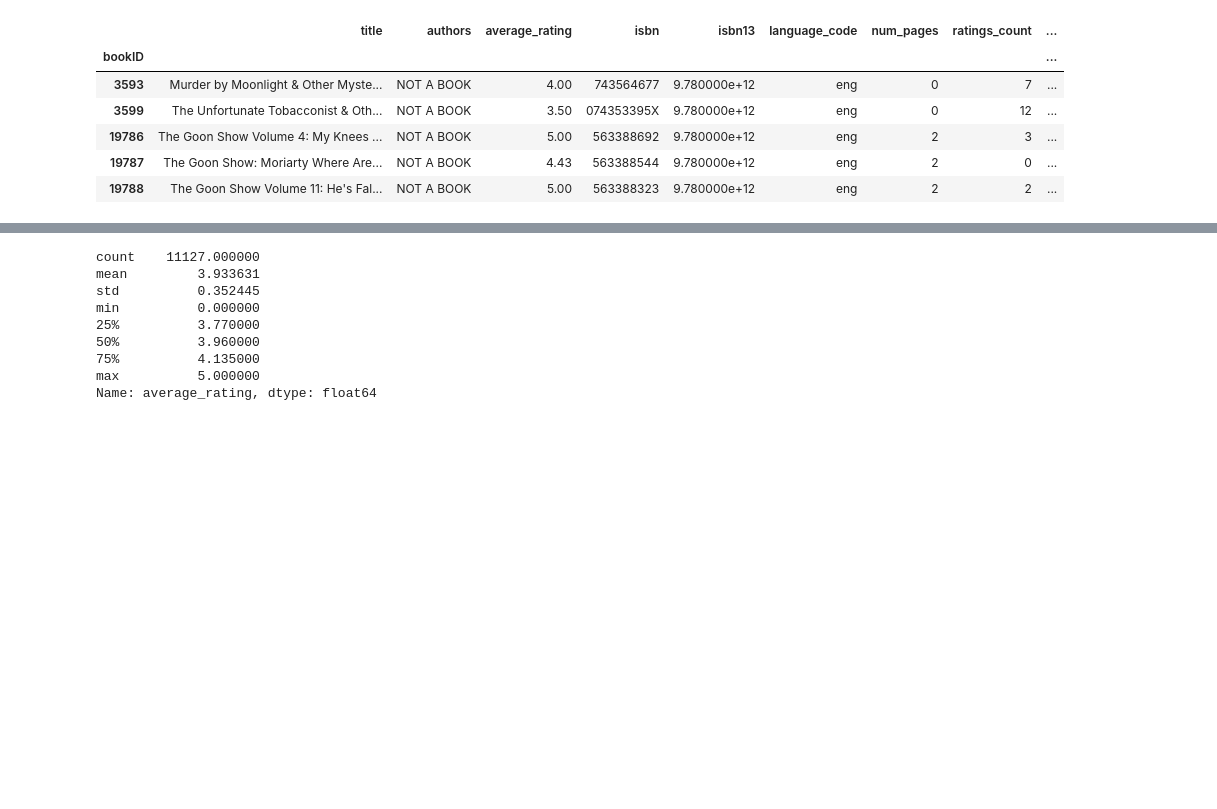
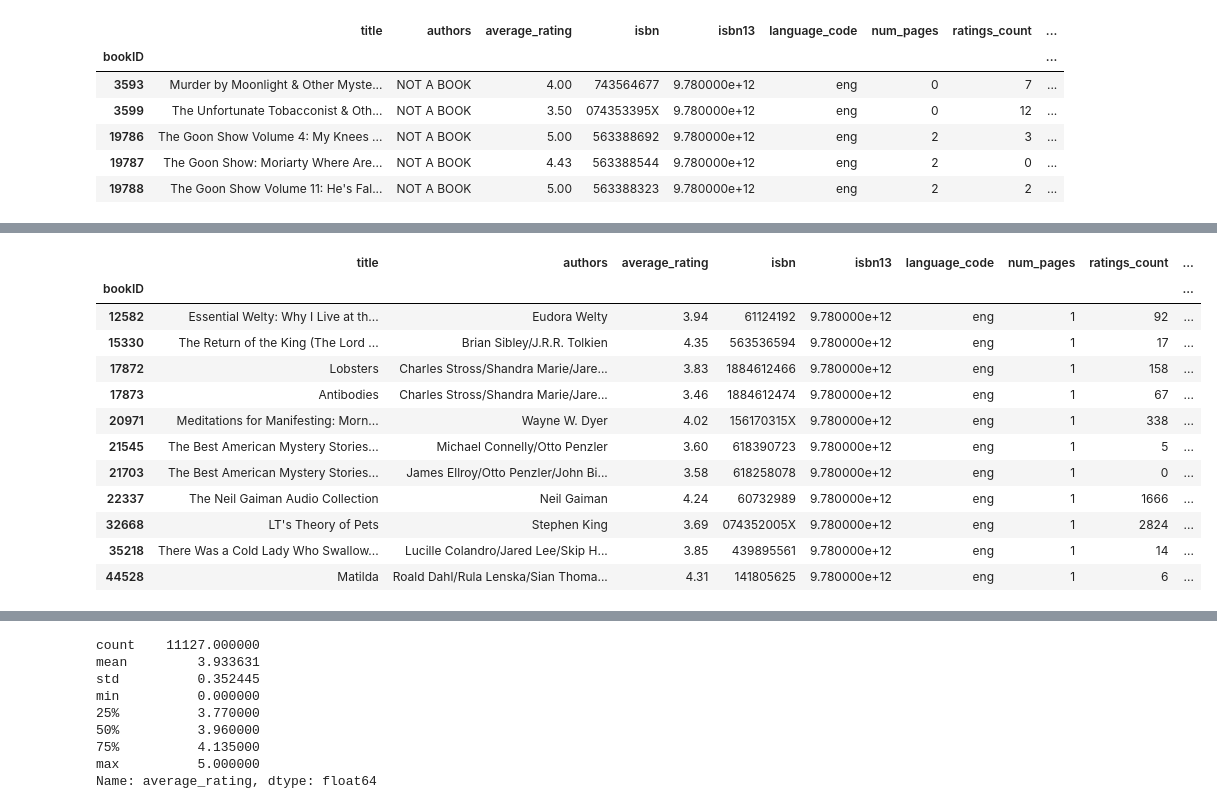
Before and after one commit to rroure/book_rating-project, a Jupyter notebook: script/book_exploratory_cleaning.ipynb, the cells around one changed output, grey strips where cells are left out. Drawn from its saved outputs; the diff is of its cells as text; code cells hidden in the pictures; blank space fills up the shorter version.

Commit message:
Update script adding modelization starting to rebalance our rating categories

```diff
--- a/script/book_exploratory_cleaning.ipynb
+++ b/script/book_exploratory_cleaning.ipynb
@@ -206,0 +233,16 @@ df[df.authors == 'NOT A BOOK']
+# %%
+df[df['  num_pages'] == 1].head(15)
+# %% [output]
+|  | title | authors | average_rating | isbn | isbn13 | language_code | num_pages | ratings_count | ... |
+| bookID |  |  |  |  |  |  |  |  | ... |
+| 12582 | Essential Welty: Why I Live at th... | Eudora Welty | 3.94 | 61124192 | 9.780000e+12 | eng | 1 | 92 | ... |
+| 15330 | The Return of the King (The Lord ... | Brian Sibley/J.R.R. Tolkien | 4.35 | 563536594 | 9.780000e+12 | eng | 1 | 17 | ... |
+| 17872 | Lobsters | Charles Stross/Shandra Marie/Jare... | 3.83 | 1884612466 | 9.780000e+12 | eng | 1 | 158 | ... |
+| 17873 | Antibodies | Charles Stross/Shandra Marie/Jare... | 3.46 | 1884612474 | 9.780000e+12 | eng | 1 | 67 | ... |
+| 20971 | Meditations for Manifesting: Morn... | Wayne W. Dyer | 4.02 | 156170315X | 9.780000e+12 | eng | 1 | 338 | ... |
+| 21545 | The Best American Mystery Stories... | Michael Connelly/Otto Penzler | 3.60 | 618390723 | 9.780000e+12 | eng | 1 | 5 | ... |
+| 21703 | The Best American Mystery Stories... | James Ellroy/Otto Penzler/John Bi... | 3.58 | 618258078 | 9.780000e+12 | eng | 1 | 0 | ... |
+| 22337 | The Neil Gaiman Audio Collection | Neil Gaiman | 4.24 | 60732989 | 9.780000e+12 | eng | 1 | 1666 | ... |
+| 32668 | LT's Theory of Pets | Stephen King | 3.69 | 074352005X | 9.780000e+12 | eng | 1 | 2824 | ... |
+| 35218 | There Was a Cold Lady Who Swallow... | Lucille Colandro/Jared Lee/Skip H... | 3.85 | 439895561 | 9.780000e+12 | eng | 1 | 14 | ... |
+| 44528 | Matilda | Roald Dahl/Rula Lenska/Sian Thoma... | 4.31 | 141805625 | 9.780000e+12 | eng | 1 | 6 | ... |
```
Also changed, not shown: parts of 13 cells of this notebook, 8 other files.
